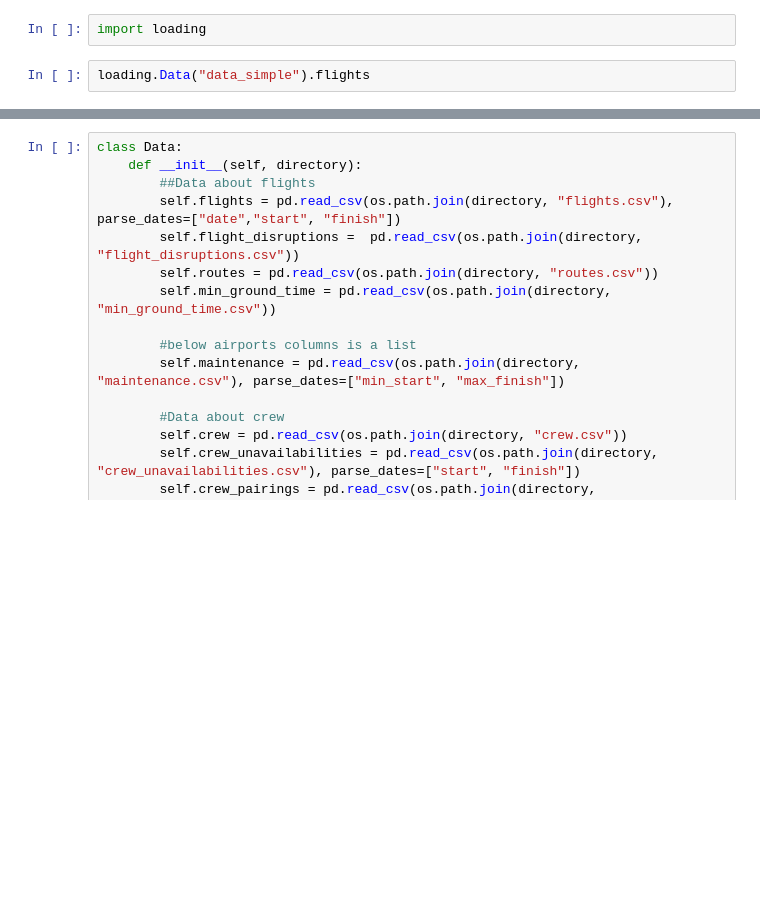
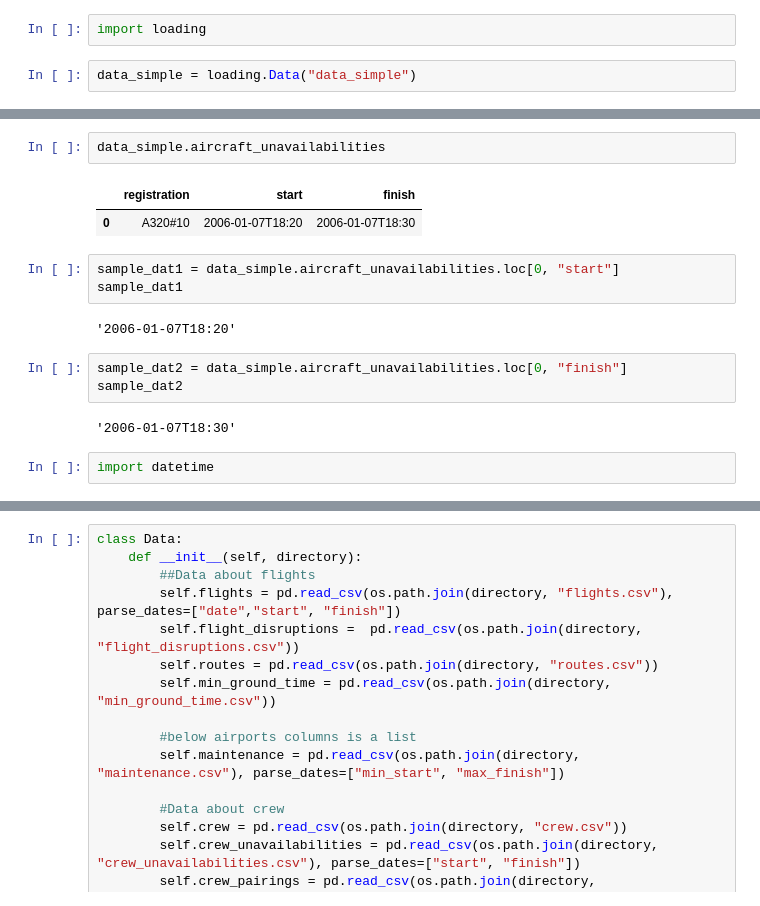
Before and after one commit to krzysiu5/QPoland-Quantum-Global-Hackathon-2024, a Jupyter notebook: exploration Marcin Massalski.ipynb, the cells around one changed output, grey strips where cells are left out. Saved outputs shown, nothing was run; the diff lists cells and outputs as text; blank space fills up the shorter version.

```diff
--- a/exploration Marcin Massalski.ipynb
+++ b/exploration Marcin Massalski.ipynb
@@ -150,4 +136,4 @@ pd.options.display.max_rows = _tmp
 # %%
 import loading
 # %%
-loading.Data("data_simple").flights
+data_simple = loading.Data("data_simple")
@@ -168,0 +140,17 @@ loading.Data("data_simple").flights
+# %%
+data_simple.aircraft_unavailabilities
+# %% [output]
+|  | registration | start | finish |
+| 0 | A320#10 | 2006-01-07T18:20 | 2006-01-07T18:30 |
+# %%
+sample_dat1 = data_simple.aircraft_unavailabilities.loc[0, "start"]
+sample_dat1
+# %% [output]
+'2006-01-07T18:20'
+# %%
+sample_dat2 = data_simple.aircraft_unavailabilities.loc[0, "finish"]
+sample_dat2
+# %% [output]
+'2006-01-07T18:30'
+# %%
+import datetime
```
Also changed, not shown: parts of 11 cells of this notebook, 2 other files.
